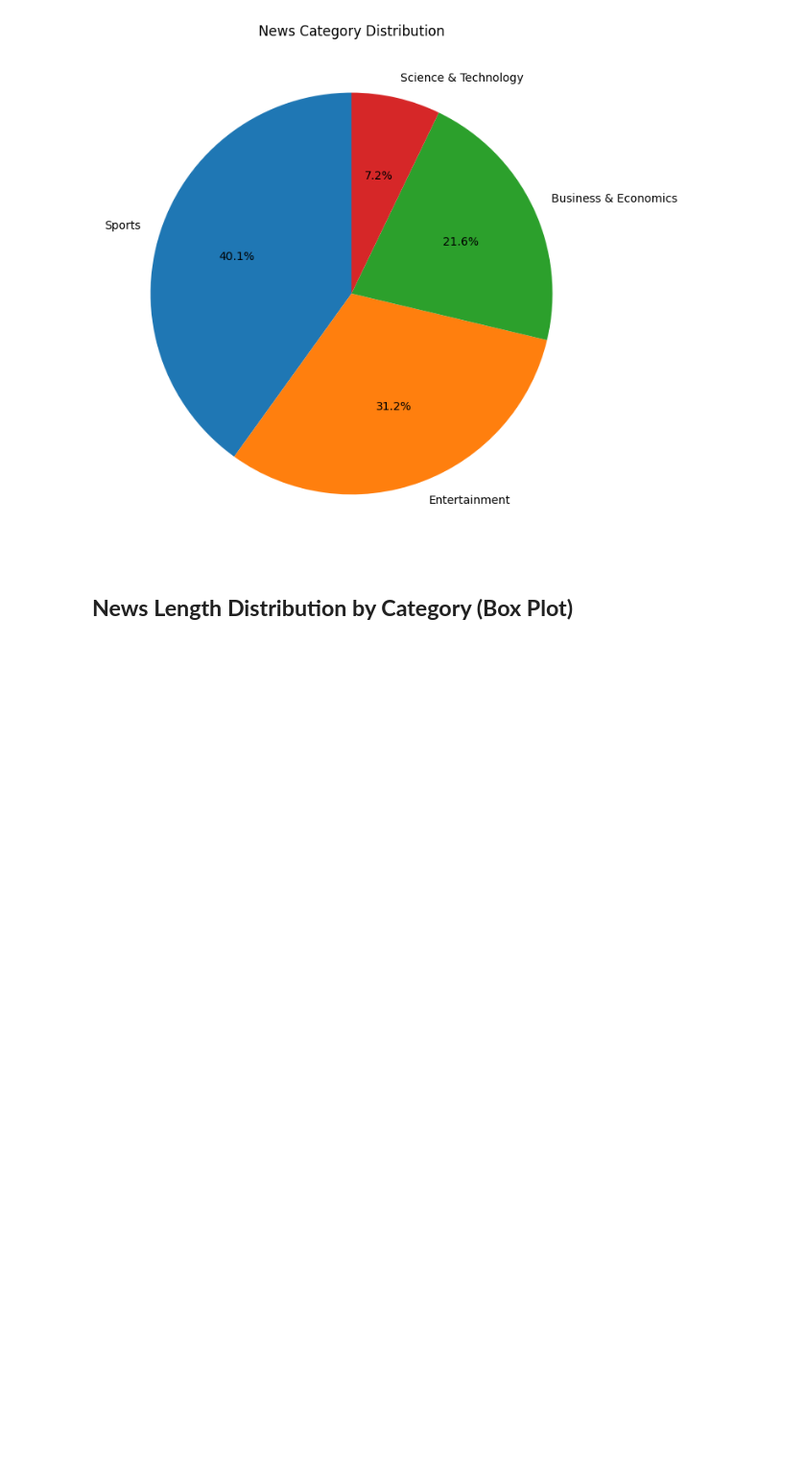
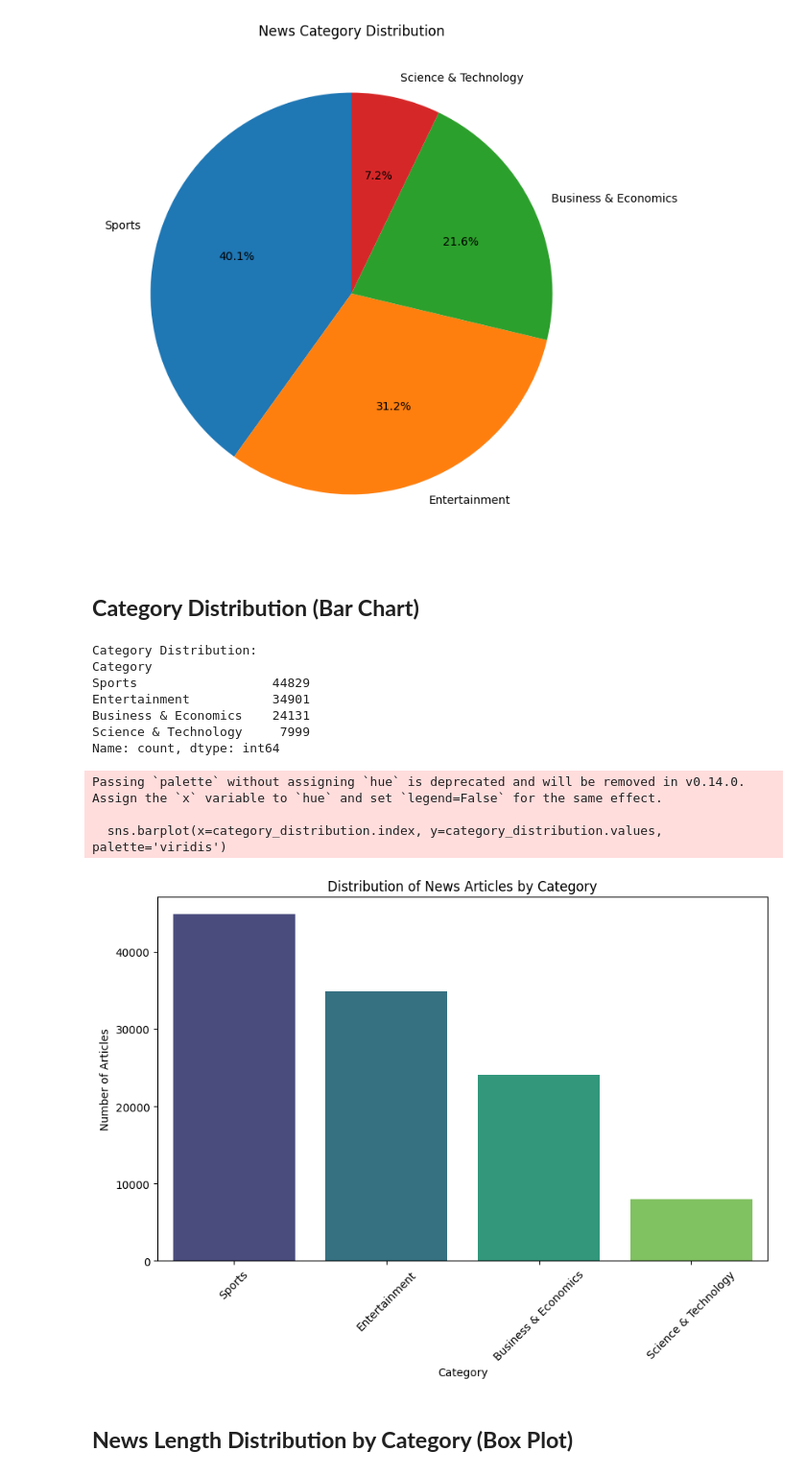
Before and after one commit to fa24mscs0005-HassanAhmed/News-Classification_FA24, a Jupyter notebook: Data_Science_Project.ipynb, the cells around one changed output. Shown at 96% size. Drawn from its saved outputs; the diff is of its cells as text; code cells hidden in the pictures; blank space fills up the shorter version.

```diff
--- a/Data_Science_Project.ipynb
+++ b/Data_Science_Project.ipynb
@@ -89,6 +160,35 @@ plt.title('News Category Distribution')
 plt.show()
 # %% [output]
 [figure]
+# %% [markdown]
+## **Category Distribution (Bar Chart)**
+# %%
+data.rename(columns={data.columns[0]: 'Index'}, inplace=True)
+
+
+category_distribution = data['Category'].value_counts()
+print("Category Distribution:")
+print(category_distribution)
+
+plt.figure(figsize=(10, 6))
+sns.barplot(x=category_distribution.index, y=category_distribution.values, palette='viridis')
+plt.title('Distribution of News Articles by Category')
+plt.xlabel('Category')
+plt.ylabel('Number of Articles')
+plt.xticks(rotation=45)
+plt.show()
+# %% [output]
+Category Distribution:
+Category
+Sports                  44829
+Entertainment           34901
+Business & Economics    24131
+Science & Technology     7999
+Name: count, dtype: int64
+Passing `palette` without assigning `hue` is deprecated and will be removed in v0.14.0. Assign the `x` variable to `hue` and set `legend=False` for the same effect.
+
+  sns.barplot(x=category_distribution.index, y=category_distribution.values, palette='viridis')
+[figure, added]
 # %% [markdown]
 ## **News Length Distribution by Category (Box Plot)**
 # %%
```
Also changed, not shown: parts of 33 cells of this notebook.
